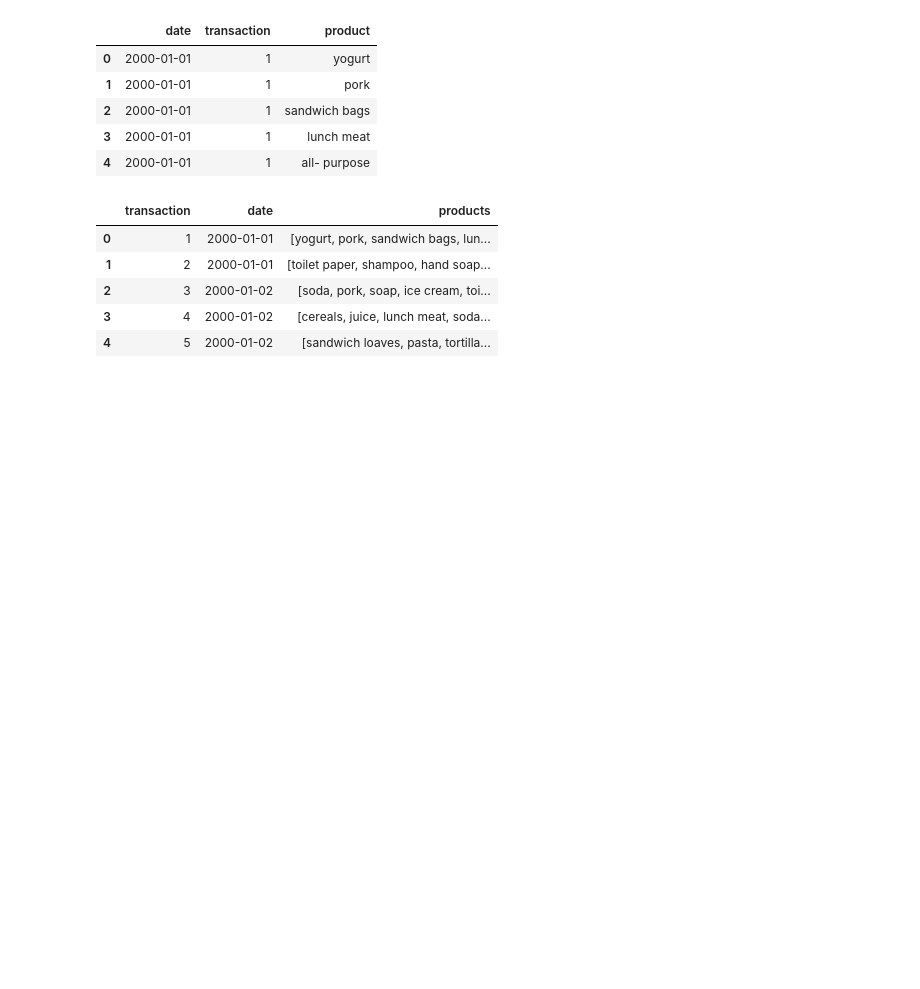
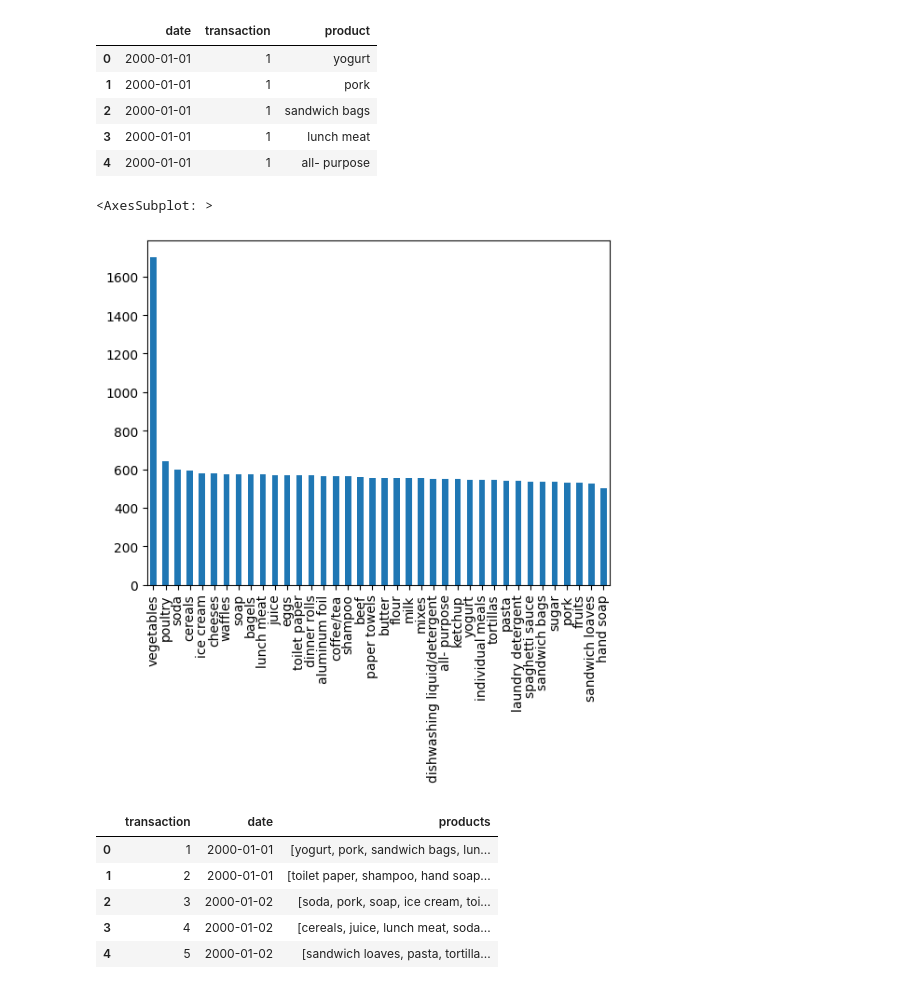
Before and after one commit to TrisNol/shopping-cart-analysis-neo4j, a Jupyter notebook: notebook.ipynb, the cells around one changed output. Saved outputs shown, nothing was run; the diff lists cells and outputs as text; code cells hidden in the pictures; blank space fills up the shorter version.

```diff
--- a/notebook.ipynb
+++ b/notebook.ipynb
@@ -16,6 +16,11 @@ df.head()
 | 2 | 2000-01-01 | 1 | sandwich bags |
 | 3 | 2000-01-01 | 1 | lunch meat |
 | 4 | 2000-01-01 | 1 | all- purpose |
+# %%
+df['product'].value_counts().plot(kind="bar")
+# %% [output]
+<AxesSubplot: >
+[figure, added]
 # %%
 transactions = df.groupby(['transaction', 'date'])['product'].apply(list).reset_index(name='products')
 transactions.head()
```
Also changed, not shown: parts of 6 cells of this notebook.
